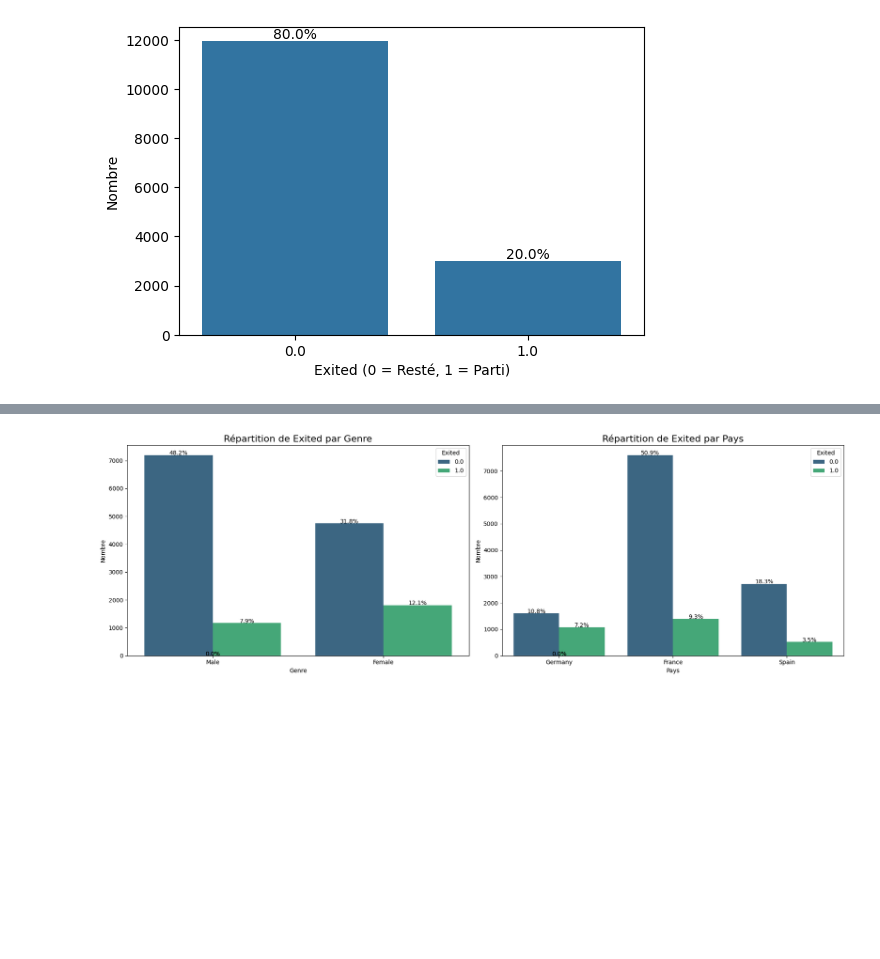
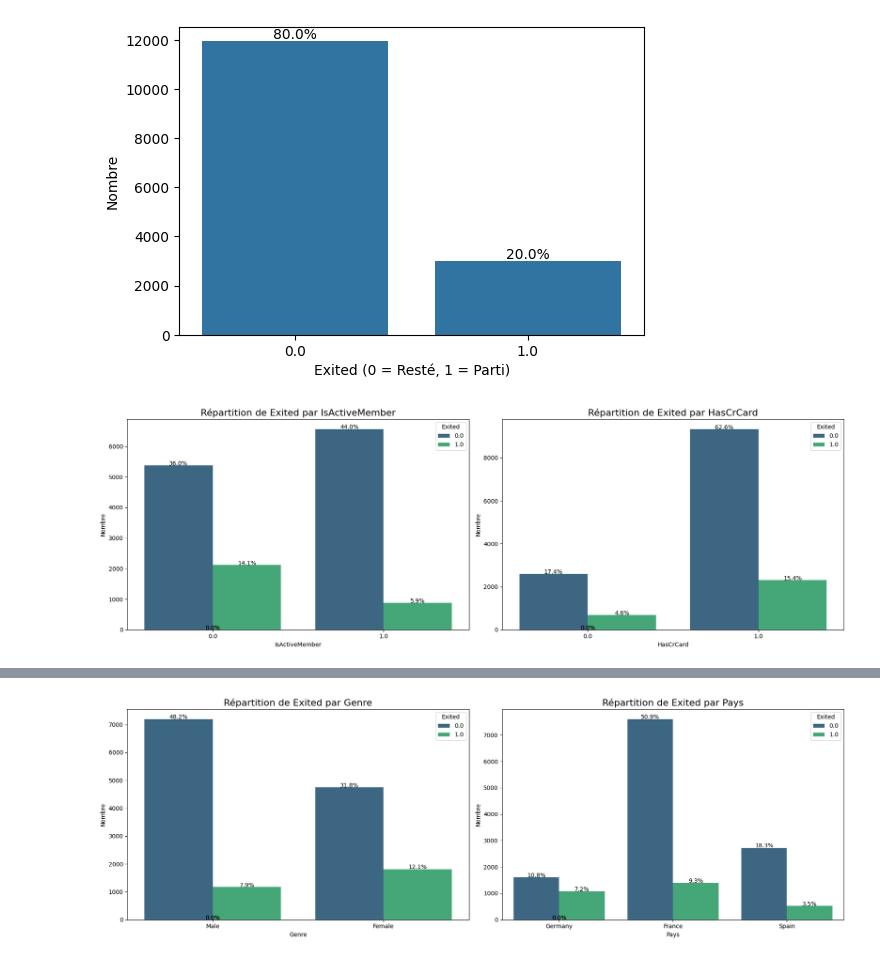
Before and after one commit to lucasvazelle/MOSEF-Bank-Churn-Prediction-VAZELLE-TAVERDIAN, a Jupyter notebook: src/Projet_Kaggle_TARVERDIAN_VAZELLE.ipynb, the cells around one changed output, grey strips where cells are left out. Cells and saved outputs as stored; diff of their text form; code cells hidden in the pictures; blank space fills up the shorter version.

```diff
--- a/src/Projet_Kaggle_TARVERDIAN_VAZELLE.ipynb
+++ b/src/Projet_Kaggle_TARVERDIAN_VAZELLE.ipynb
@@ -271,3 +269,43 @@ plt.show()
 # plt.show()
 # %% [output]
 [figure]
+# %%
+""""
+# Subplot pour IsActiveMember et HasCrCard
+colors = sns.color_palette('viridis', n_colors=2)
+fig, axes = plt.subplots(1, 2, figsize=(18, 6))
+total = len(train_traitement)
+
+# Graphique pour la variable IsActiveMember
+ax1 = sns.countplot(data=train_traitement, x='IsActiveMember', hue='Exited', ax=axes[0], palette=colors)
+for p in ax1.patches:
+    height = p.get_height()
+    ax1.text(
+        p.get_x() + p.get_width() / 2.,
+        height + 3,
+        '{:1.1f}%'.format(100 * height / total),
+        ha="center"
+    )
+ax1.set_title('Répartition de Exited par IsActiveMember', fontsize=16)
+ax1.set_xlabel('IsActiveMember', fontsize=10)
+ax1.set_ylabel('Nombre', fontsize=10)
+
+# Graphique pour la variable HasCrCard
+ax2 = sns.countplot(data=train_traitement, x='HasCrCard', hue='Exited', ax=axes[1], palette=colors)
+for p in ax2.patches:
+    height = p.get_height()
+    ax2.text(
+        p.get_x() + p.get_width() / 2.,
+        height + 3,
+        '{:1.1f}%'.format(100 * height / total),
+        ha="center"
+    )
+ax2.set_title('Répartition de Exited par HasCrCard', fontsize=16)
+ax2.set_xlabel('HasCrCard', fontsize=10)
+ax2.set_ylabel('Nombre', fontsize=10)
+
+plt.tight_layout()
+plt.show()
+"""
+# %% [output]
+[figure, added]
```
Also changed, not shown: parts of 3 cells of this notebook.
